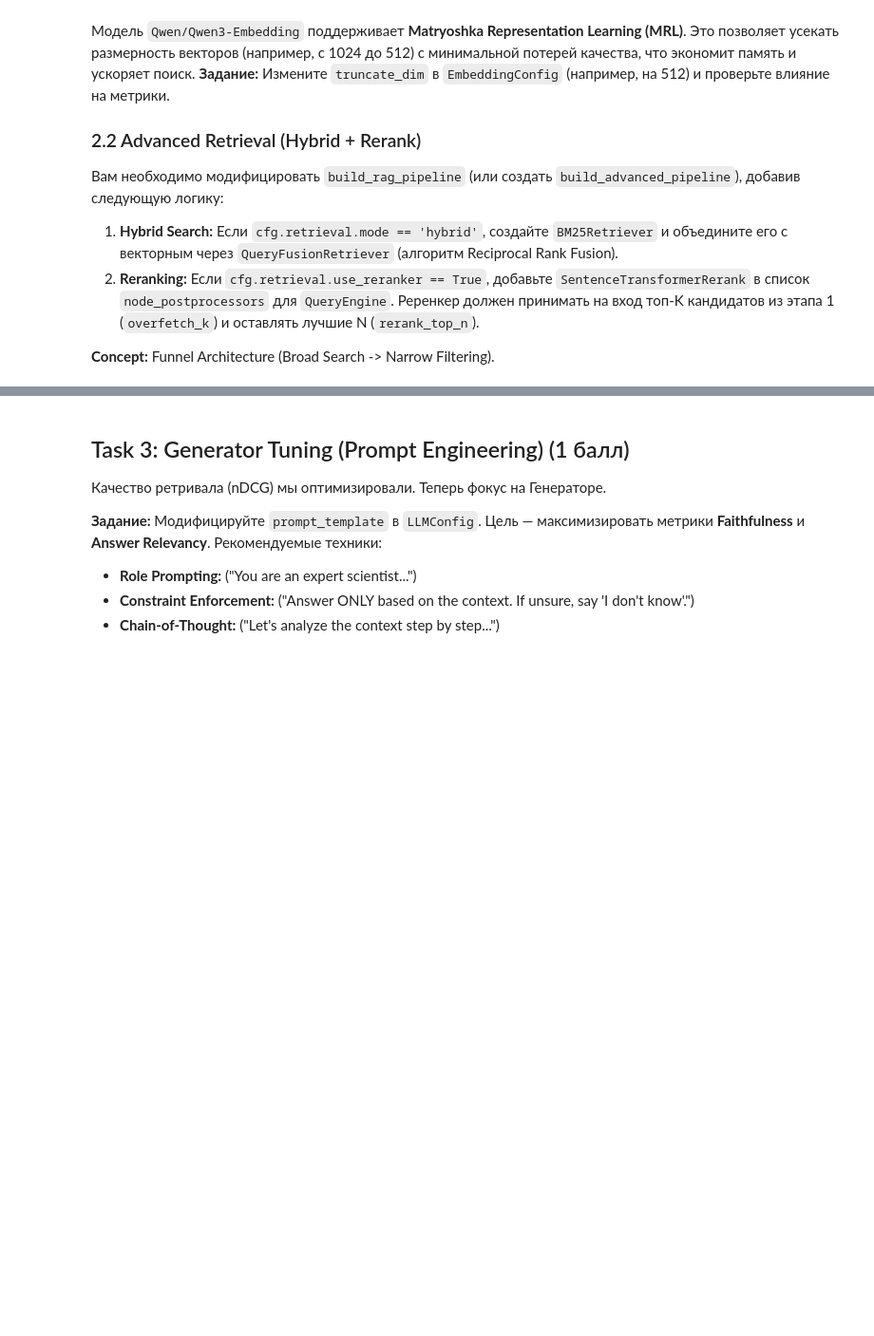
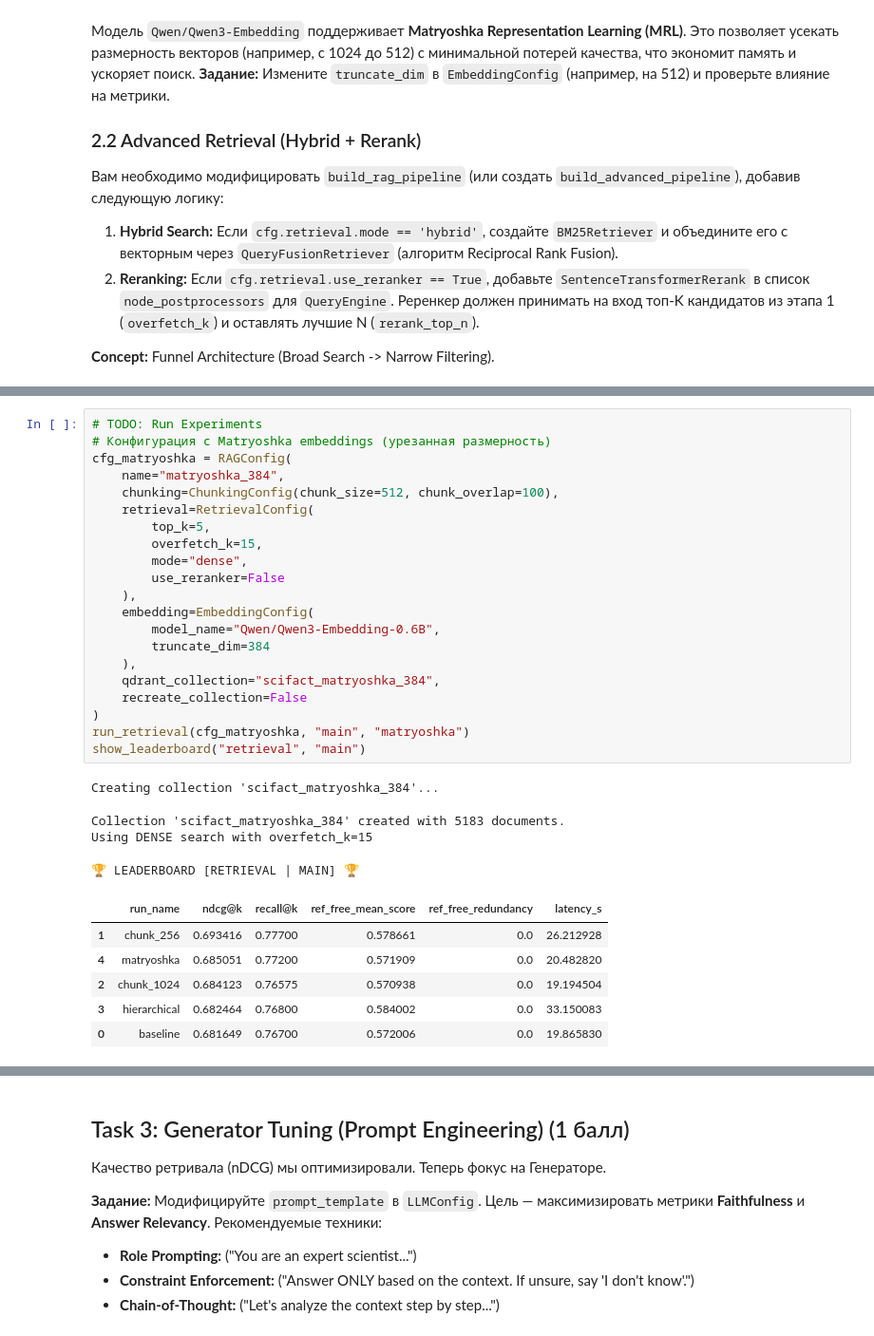
Before and after one commit to Dimentel/NLP-course, a Jupyter notebook: 11.RAG/homework/NLP2_homework_2_RAG.ipynb, the cells around one changed output, grey strips where cells are left out. Shown at 95% size. Saved outputs shown, nothing was run; the diff lists cells and outputs as text; blank space fills up the shorter version.

```diff
--- a/11.RAG/homework/NLP2_homework_2_RAG.ipynb
+++ b/11.RAG/homework/NLP2_homework_2_RAG.ipynb
@@ -559,0 +798,32 @@ Embeddings have been explicitly disabled. Using MockEmbedding.
+# %%
+# TODO: Run Experiments
+# Конфигурация с Matryoshka embeddings (урезанная размерность)
+cfg_matryoshka = RAGConfig(
+    name="matryoshka_384",
+    chunking=ChunkingConfig(chunk_size=512, chunk_overlap=100),
+    retrieval=RetrievalConfig(
+        top_k=5,
+        overfetch_k=15,
+        mode="dense",
+        use_reranker=False
+    ),
+    embedding=EmbeddingConfig(
+        model_name="Qwen/Qwen3-Embedding-0.6B",
+        truncate_dim=384
+    ),
+    qdrant_collection="scifact_matryoshka_384",
+    recreate_collection=False
+)
+run_retrieval(cfg_matryoshka, "main", "matryoshka")
+show_leaderboard("retrieval", "main")
+# %% [output]
+Creating collection 'scifact_matryoshka_384'...
+Collection 'scifact_matryoshka_384' created with 5183 documents.
+Using DENSE search with overfetch_k=15
+🏆 LEADERBOARD [RETRIEVAL | MAIN] 🏆
+|  | run_name | ndcg@k | recall@k | ref_free_mean_score | ref_free_redundancy | latency_s |
+| 1 | chunk_256 | 0.693416 | 0.77700 | 0.578661 | 0.0 | 26.212928 |
+| 4 | matryoshka | 0.685051 | 0.77200 | 0.571909 | 0.0 | 20.482820 |
+| 2 | chunk_1024 | 0.684123 | 0.76575 | 0.570938 | 0.0 | 19.194504 |
+| 3 | hierarchical | 0.682464 | 0.76800 | 0.584002 | 0.0 | 33.150083 |
+| 0 | baseline | 0.681649 | 0.76700 | 0.572006 | 0.0 | 19.865830 |
```
Also changed, not shown: parts of 13 cells of this notebook.
